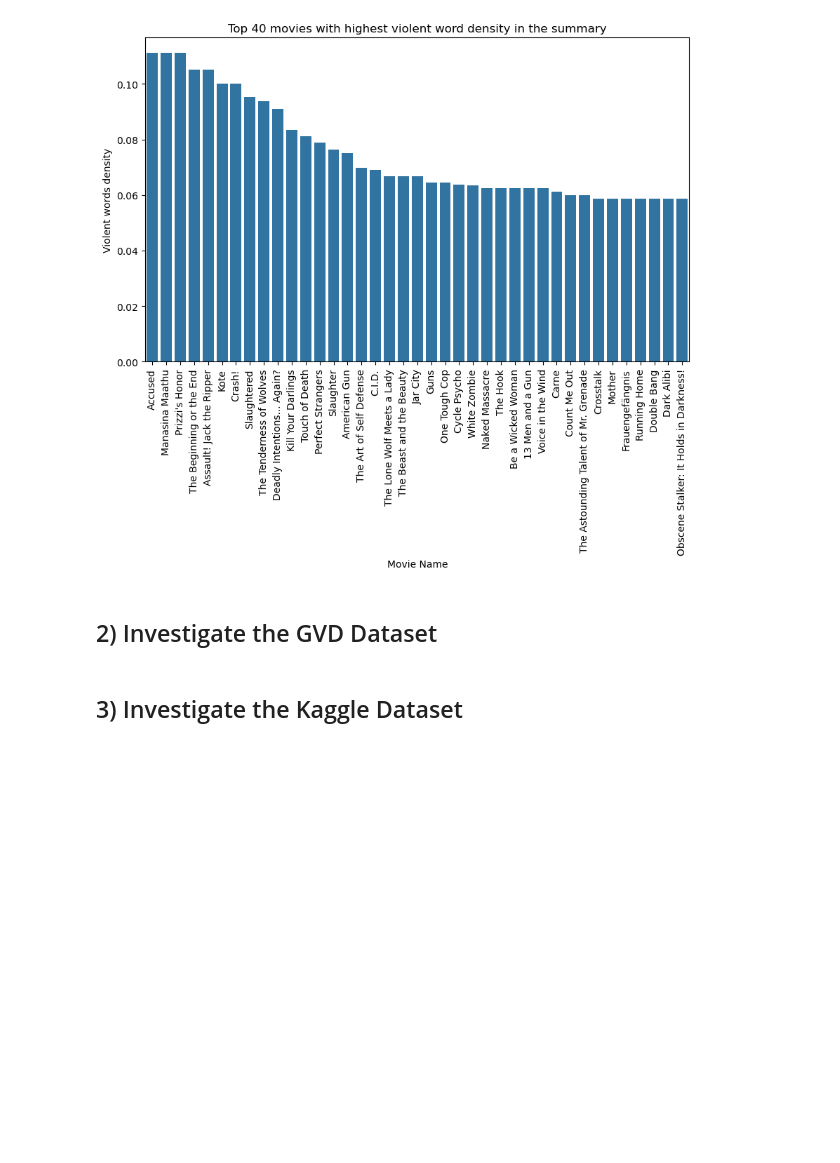
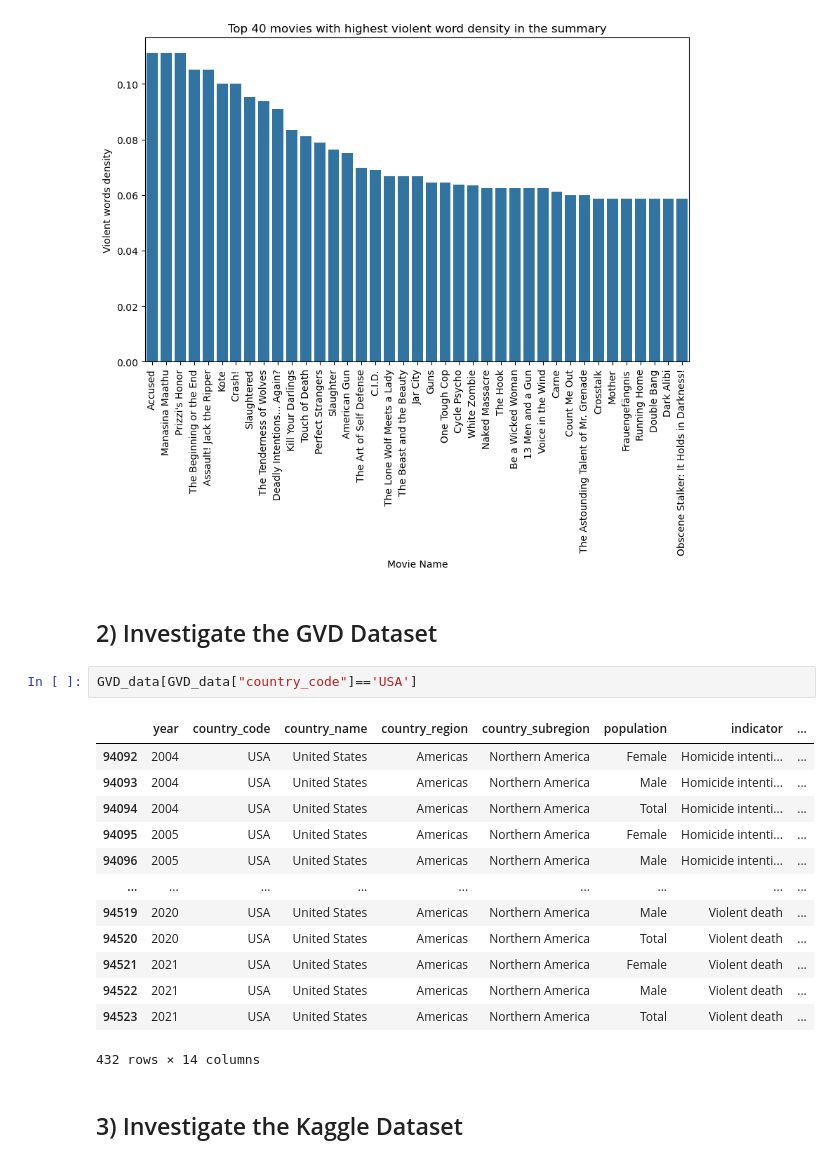
Before and after one commit to epfl-ada/ada-2024-project-alligatorsdontapologize24, a Jupyter notebook: src/Exploratory_Data_Analysis.ipynb, the cells around one changed output. Saved outputs shown, nothing was run; the diff lists cells and outputs as text; blank space fills up the shorter version.

```diff
--- a/src/Exploratory_Data_Analysis.ipynb
+++ b/src/Exploratory_Data_Analysis.ipynb
@@ -169,6 +169,22 @@ plt.show()
 [figure]
 # %% [markdown]
 ## 2) Investigate the GVD Dataset
+# %%
+GVD_data[GVD_data["country_code"]=='USA']
+# %% [output]
+|  | year | country_code | country_name | country_region | country_subregion | population | indicator | ... |
+| 94092 | 2004 | USA | United States | Americas | Northern America | Female | Homicide intenti... | ... |
+| 94093 | 2004 | USA | United States | Americas | Northern America | Male | Homicide intenti... | ... |
+| 94094 | 2004 | USA | United States | Americas | Northern America | Total | Homicide intenti... | ... |
+| 94095 | 2005 | USA | United States | Americas | Northern America | Female | Homicide intenti... | ... |
+| 94096 | 2005 | USA | United States | Americas | Northern America | Male | Homicide intenti... | ... |
+| ... | ... | ... | ... | ... | ... | ... | ... | ... |
+| 94519 | 2020 | USA | United States | Americas | Northern America | Male | Violent death | ... |
+| 94520 | 2020 | USA | United States | Americas | Northern America | Total | Violent death | ... |
+| 94521 | 2021 | USA | United States | Americas | Northern America | Female | Violent death | ... |
+| 94522 | 2021 | USA | United States | Americas | Northern America | Male | Violent death | ... |
+| 94523 | 2021 | USA | United States | Americas | Northern America | Total | Violent death | ... |
+432 rows × 14 columns
 # %% [markdown]
 ## 3) Investigate the Kaggle Dataset
 # %% [markdown]
```
Also changed, not shown: parts of 7 cells of this notebook.
